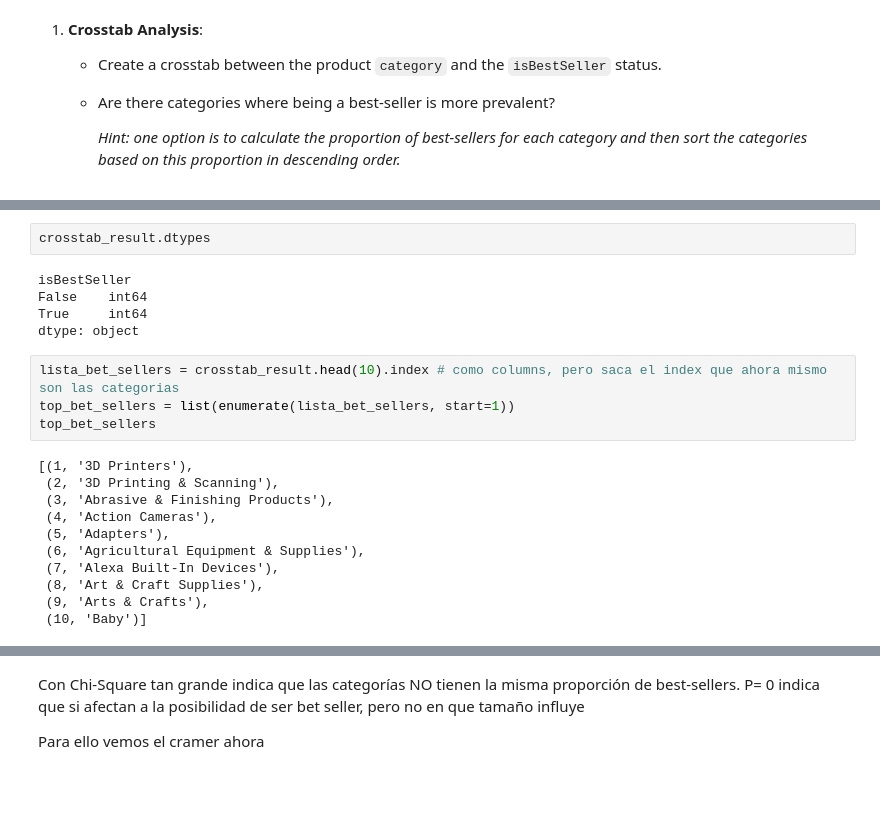
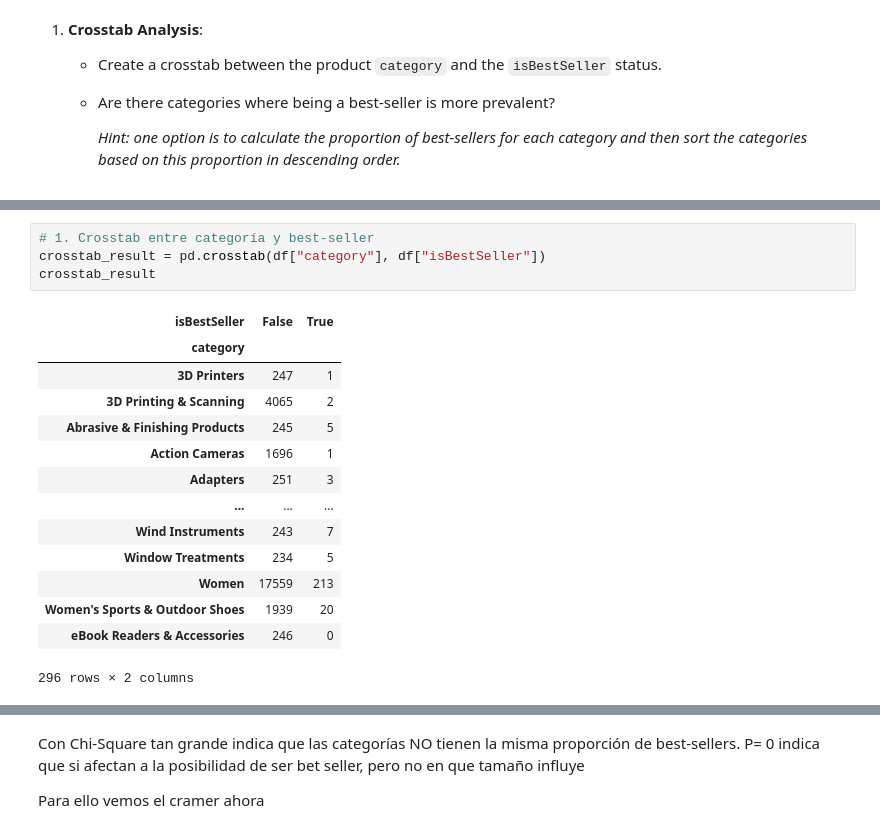
Before and after one commit to demonvaa/lab-eda-bivariate, a Jupyter notebook: lab-EDA-bivariate.ipynb, the cells around one changed output, grey strips where cells are left out. Drawn from its saved outputs; the diff is of its cells as text; blank space fills up the shorter version.

```diff
--- a/lab-EDA-bivariate.ipynb
+++ b/lab-EDA-bivariate.ipynb
@@ -51,22 +29,19 @@ Chi2ContingencyResult(statistic=np.float64(36540.20270061387), pvalue=np.float64
-# %%
-crosstab_result.dtypes
-# %% [output]
-isBestSeller
-False    int64
-True     int64
-dtype: object
-# %%
-lista_bet_sellers = crosstab_result.head(10).index # como columns, pero saca el index que ahora mismo son las categorias
-top_bet_sellers = list(enumerate(lista_bet_sellers, start=1))
-top_bet_sellers
-# %% [output]
-[(1, '3D Printers'),
- (2, '3D Printing & Scanning'),
- (3, 'Abrasive & Finishing Products'),
- (4, 'Action Cameras'),
- (5, 'Adapters'),
- (6, 'Agricultural Equipment & Supplies'),
- (7, 'Alexa Built-In Devices'),
- (8, 'Art & Craft Supplies'),
- (9, 'Arts & Crafts'),
- (10, 'Baby')]
+# %%
+# 1. Crosstab entre categoría y best-seller
+crosstab_result = pd.crosstab(df["category"], df["isBestSeller"])
+crosstab_result
+# %% [output]
+| isBestSeller | False | True |
+| category |  |  |
+| 3D Printers | 247 | 1 |
+| 3D Printing & Scanning | 4065 | 2 |
+| Abrasive & Finishing Products | 245 | 5 |
+| Action Cameras | 1696 | 1 |
+| Adapters | 251 | 3 |
+| ... | ... | ... |
+| Wind Instruments | 243 | 7 |
+| Window Treatments | 234 | 5 |
+| Women | 17559 | 213 |
+| Women's Sports & Outdoor Shoes | 1939 | 20 |
+| eBook Readers & Accessories | 246 | 0 |
+296 rows × 2 columns
```
Also changed, not shown: parts of 7 cells of this notebook.
